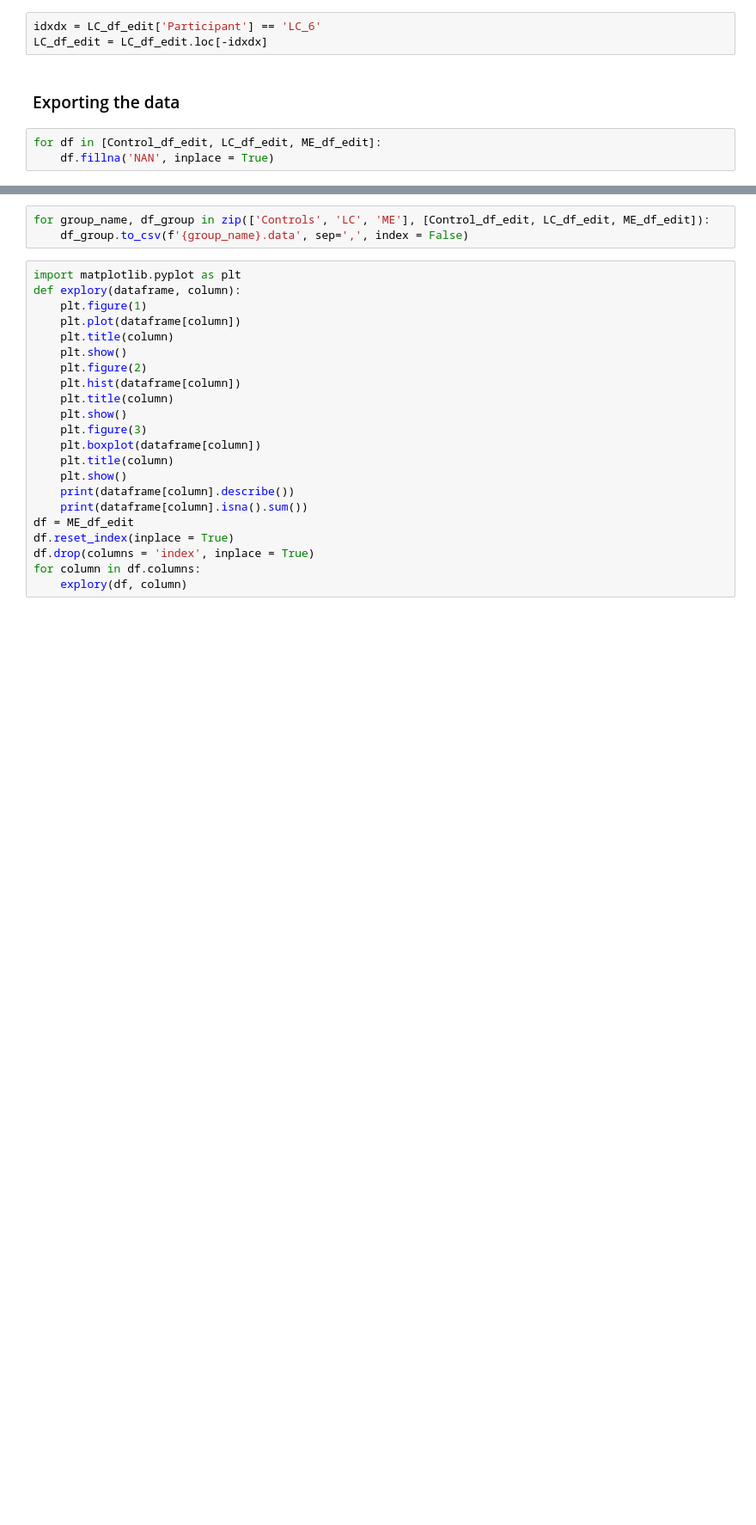
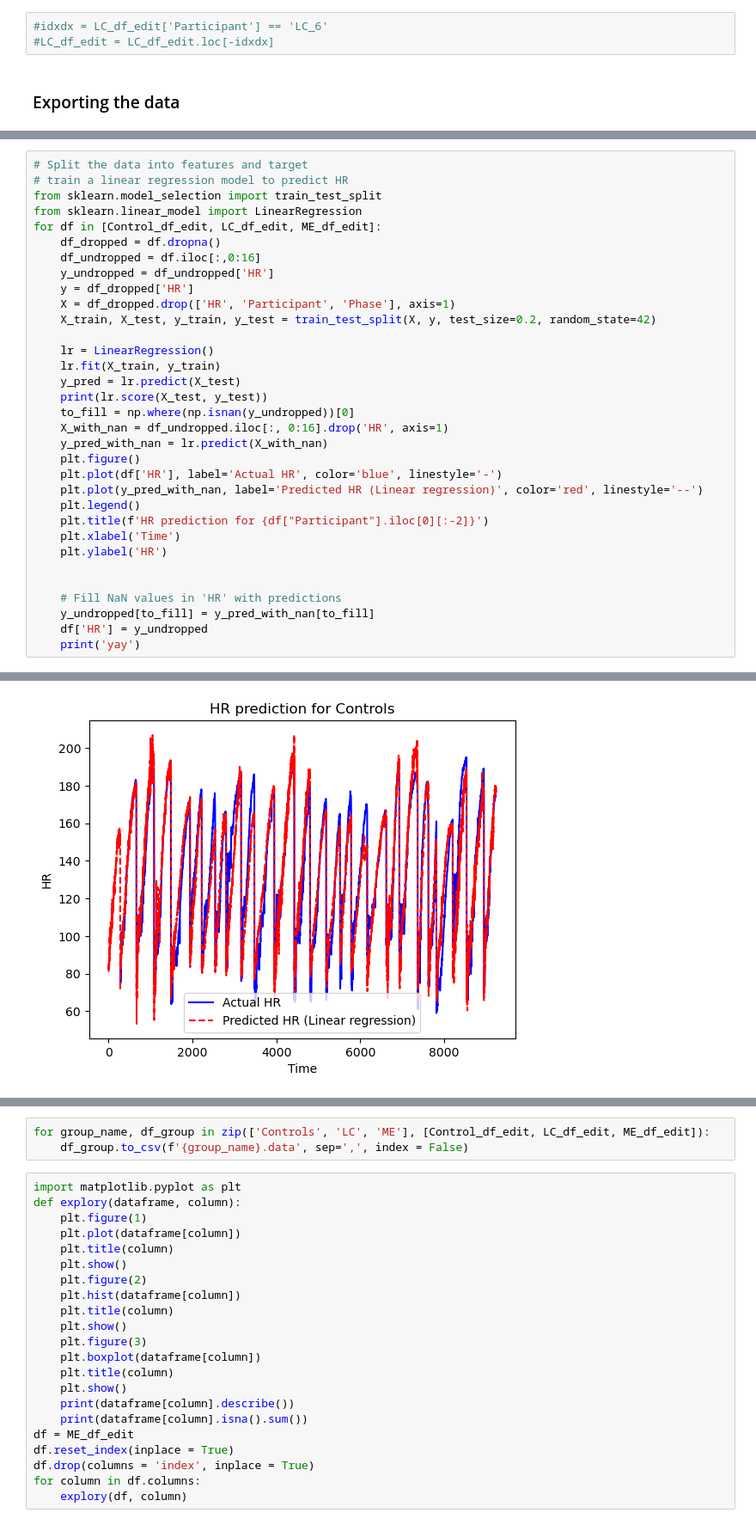
Before and after one commit to githubtijn2002/Thesis, a Jupyter notebook: 1_Importing.ipynb, the cells around one changed output, grey strips where cells are left out. Shown at 86% size. Saved outputs shown, nothing was run; the diff lists cells and outputs as text; blank space fills up the shorter version.

```diff
--- a/1_Importing.ipynb
+++ b/1_Importing.ipynb
@@ -380,10 +394,7 @@ Text(0.5, 1.0, 'Expiratory Time (Te) after 2nd correction')
 # %% [markdown]
 #### Removing participant 6 for being a huge outlier (TEMPORARY DECISION) (Currently disabled)
 # %%
-idxdx = LC_df_edit['Participant'] == 'LC_6'
-LC_df_edit = LC_df_edit.loc[-idxdx]
+#idxdx = LC_df_edit['Participant'] == 'LC_6'
+#LC_df_edit = LC_df_edit.loc[-idxdx]
 # %% [markdown]
 ### Exporting the data
-# %%
-for df in [Control_df_edit, LC_df_edit, ME_df_edit]:
-    df.fillna('NAN', inplace = True)
@@ -389,0 +408,34 @@ for df in [Control_df_edit, LC_df_edit, ME_df_edit]:
+# %%
+# Split the data into features and target
+# train a linear regression model to predict HR
+from sklearn.model_selection import train_test_split
+from sklearn.linear_model import LinearRegression
+for df in [Control_df_edit, LC_df_edit, ME_df_edit]:
+    df_dropped = df.dropna()
+    df_undropped = df.iloc[:,0:16]
+    y_undropped = df_undropped['HR']
+    y = df_dropped['HR']
+    X = df_dropped.drop(['HR', 'Participant', 'Phase'], axis=1)
+    X_train, X_test, y_train, y_test = train_test_split(X, y, test_size=0.2, random_state=42)
+
+    lr = LinearRegression()
+    lr.fit(X_train, y_train)
+    y_pred = lr.predict(X_test)
+    print(lr.score(X_test, y_test))
+    to_fill = np.where(np.isnan(y_undropped))[0]
+    X_with_nan = df_undropped.iloc[:, 0:16].drop('HR', axis=1)
+    y_pred_with_nan = lr.predict(X_with_nan)
+    plt.figure()
+    plt.plot(df['HR'], label='Actual HR', color='blue', linestyle='-')
+    plt.plot(y_pred_with_nan, label='Predicted HR (Linear regression)', color='red', linestyle='--')
+    plt.legend()
+    plt.title(f'HR prediction for {df["Participant"].iloc[0][:-2]}')
+    plt.xlabel('Time')
+    plt.ylabel('HR')
+
+
+    # Fill NaN values in 'HR' with predictions
+    y_undropped[to_fill] = y_pred_with_nan[to_fill]
+    df['HR'] = y_undropped
+    print('yay')
+# %% [output]
@@ -389,0 +460 @@ for df in [Control_df_edit, LC_df_edit, ME_df_edit]:
+[figure, added]
```
Also changed, not shown: parts of 16 cells of this notebook, 1 other file.
